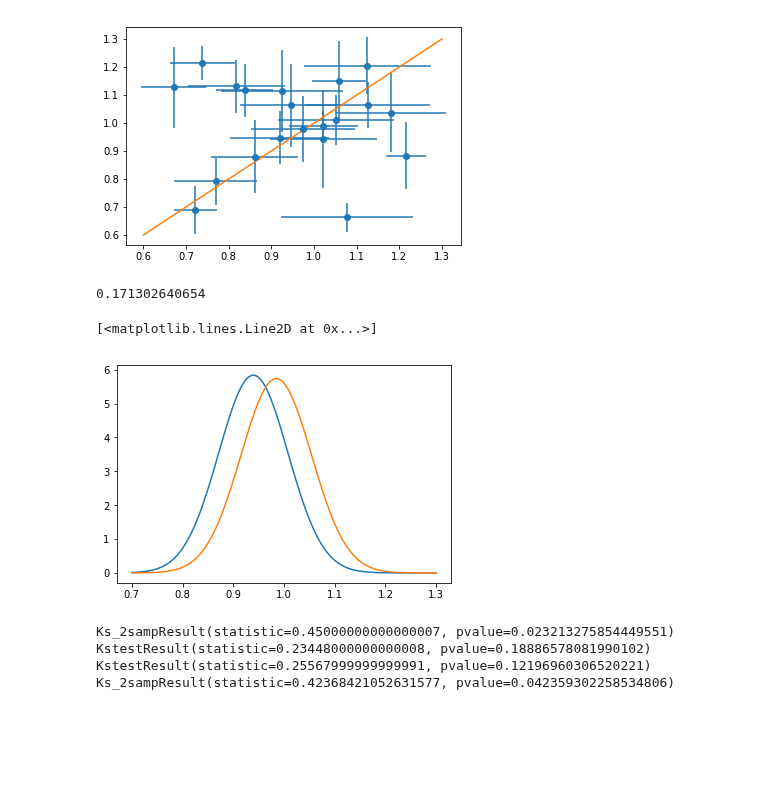
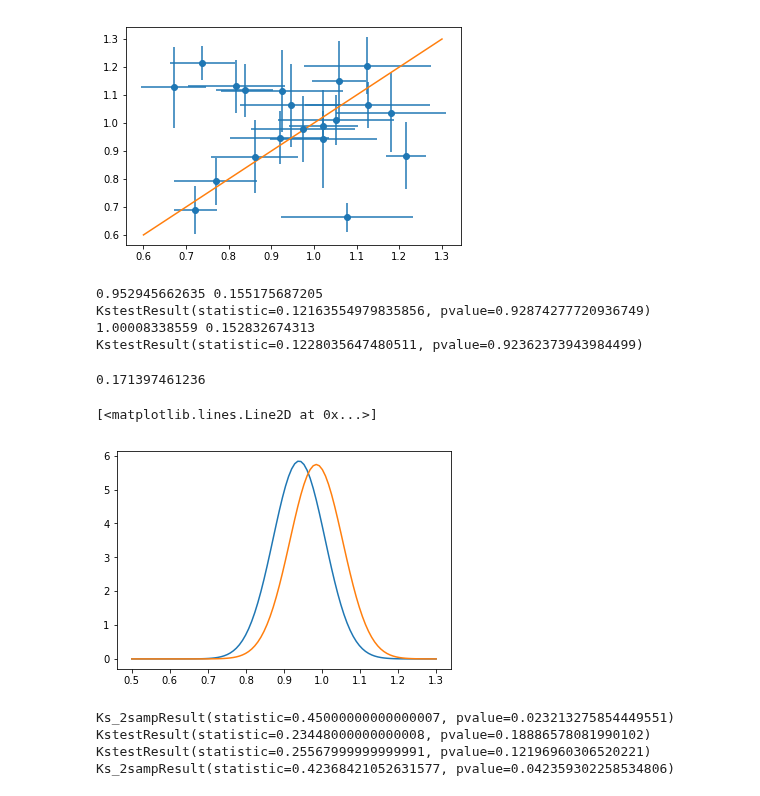
Before and after one commit to astroandes/SatelliteShapeLG, a Jupyter notebook: code/LG_randomize.ipynb, the cells around one changed output. Cells and saved outputs as stored; diff of their text form; code cells hidden in the pictures; blank space fills up the shorter version.

Commit message:
updated joint plots + distributions

```diff
--- a/code/LG_randomize.ipynb
+++ b/code/LG_randomize.ipynb
@@ -447,0 +458,11 @@ plt.plot(alpha, p_alpha_data_MW/norm_MW)
+# %%
+field = 'width'
+mean =  M31_all[field].mean()
+sigma = M31_all[field].std()
+print(mean, sigma)
+print(stats.kstest(M31_all[field], 'norm', args=(mean, sigma)))
+
+mean =  MW_all[field].mean()
+sigma = MW_all[field].std()
+print(mean, sigma)
+print(stats.kstest(MW_all[field], 'norm', args=(mean, sigma)))
@@ -454,3 +480,24 @@ plt.errorbar(M31_all['width_random'], MW_all['width_random'],
 # %% [output]
 <Container object of 3 artists>
 [figure]
+# %%
+field = 'width_random'
+def p(x,mean,sigma):
+    return -0.5*((x-mean)/sigma)**2.0
+
+n_alpha = 1000
+alpha = np.linspace(67, 95.0, n_alpha)
+p_alpha_data_M31 = np.zeros(n_alpha)
+p_alpha_data_MW = np.zeros(n_alpha)
+n_points =  len(M31_all[field])
+for i in range(n_alpha):
+    for j in range(n_points):
+        p_alpha_data_M31[i] += p(M31_all[field][j], alpha[i], M31_all[field].std())
+        p_alpha_data_MW[i] += p(MW_all[field][j], alpha[i], MW_all[field].std())
+p_alpha_data_M31 = np.exp(p_alpha_data_M31 - p_alpha_data_M31.max())
+p_alpha_data_MW = np.exp(p_alpha_data_MW - p_alpha_data_MW.max())
+norm_M31 = np.trapz(p_alpha_data_M31, x=alpha)
+norm_MW = np.trapz(p_alpha_data_MW, x=alpha)
+print(norm_M31)
+plt.plot(alpha, p_alpha_data_M31/norm_M31)
+plt.plot(alpha, p_alpha_data_MW/norm_MW)
@@ -474,30 +525,45 @@ plt.plot(x,x)
 # %% [output]
 [<matplotlib.lines.Line2D at 0x...>]
 [figure]
+# %%
+mean =  ratio_M31.mean()
+sigma = ratio_M31.std()
+print(mean, sigma)
+print(stats.kstest(ratio_M31, 'norm', args=(mean, sigma)))
+
+mean =  ratio_MW.mean()
+sigma = ratio_MW.std()
+print(mean, sigma)
+print(stats.kstest(ratio_MW, 'norm', args=(mean, sigma)))
+# %% [output]
+0.952945662635 0.155175687205
+KstestResult(statistic=0.12163554979835856, pvalue=0.92874277720936749)
+1.00008338559 0.152832674313
+KstestResult(statistic=0.1228035647480511, pvalue=0.92362373943984499)
 # %%
 def p(x,mean,sigma):
     return -(x-mean)**2.0/(2.0*sigma)
 
 n_alpha = 100
-alpha = np.linspace(0.7, 1.3, n_alpha)
+alpha = np.linspace(0.5, 1.3, n_alpha)
 p_alpha_data_M31 = np.zeros(n_alpha)
 p_alpha_data_MW = np.zeros(n_alpha)
 n_points =  len(M31_all[field])
 for i in range(n_alpha):
     for j in range(n_points):
         p_alpha_data_M31[i] += p(ratio_M31[j], alpha[i], xerr[j])
         p_alpha_data_MW[i] += p(ratio_MW[j], alpha[i], yerr[j])
 p_alpha_data_M31 = np.exp(p_alpha_data_M31 - p_alpha_data_M31.max())
 p_alpha_data_MW = np.exp(p_alpha_data_MW - p_alpha_data_MW.max())
 norm_M31 = np.trapz(p_alpha_data_M31, x=alpha)
 norm_MW = np.trapz(p_alpha_data_MW, x=alpha)
 print(norm_M31)
 plt.plot(alpha, p_alpha_data_M31/norm_M31)
 plt.plot(alpha, p_alpha_data_MW/norm_MW)
 # %% [output]
-0.171302640654
+0.171397461236
 [<matplotlib.lines.Line2D at 0x...>]
-[figure, old version]
+[figure, new version]
 # %%
 plt.errorbar(M31_all['mu'], MW_all['mu'],xerr=M31_all['mu_sigma'], yerr=MW_all['mu_sigma'], fmt='o')
 print(stats.ks_2samp(M31_all['mu'], MW_all['mu']))
```
Also changed, not shown: parts of 7 cells of this notebook.
